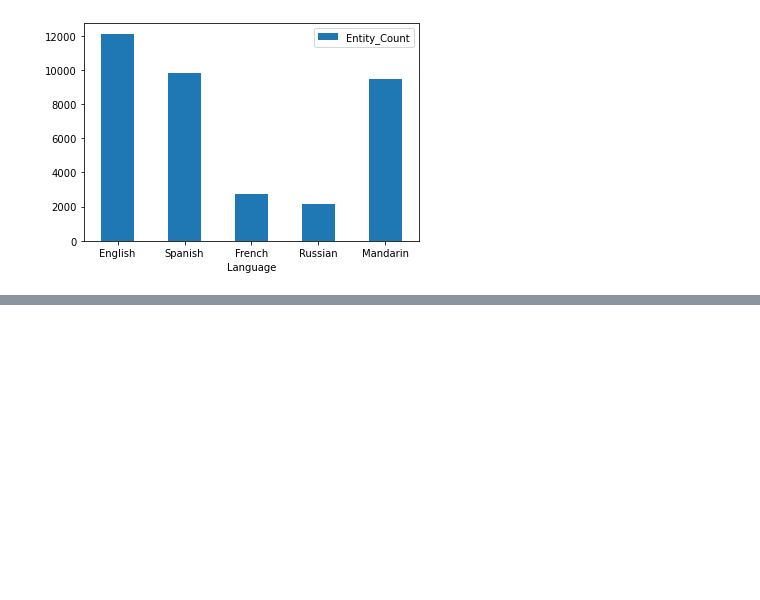
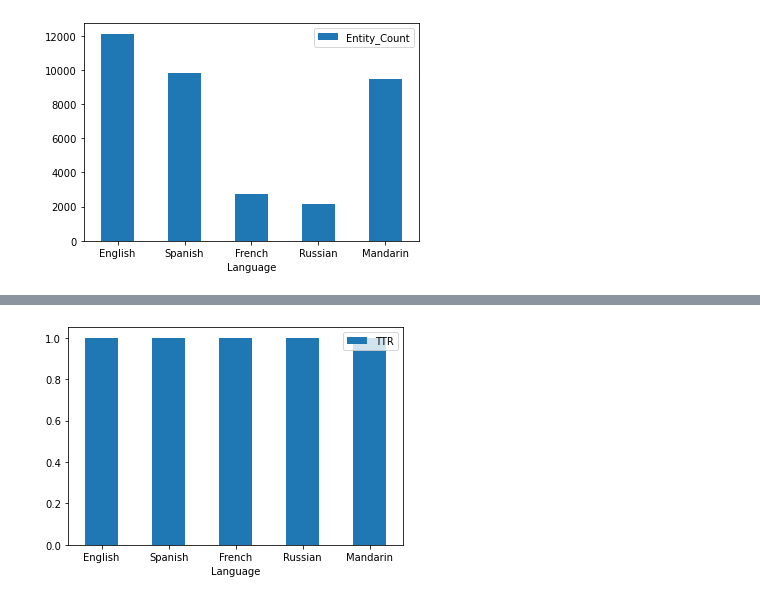
Before and after one commit to kinanmouk/UN-Parallel-Corpora-Analysis, a Jupyter notebook: DataProcessing.ipynb, the cells around one changed output, grey strips where cells are left out. Drawn from its saved outputs; the diff is of its cells as text; code cells hidden in the pictures; blank space fills up the shorter version.

```diff
--- a/DataProcessing.ipynb
+++ b/DataProcessing.ipynb
@@ -882,3 +882,8 @@ sixway_df
 | 2 | French | RESOLUTION 918 (1994)\nAdoptée pa... | [RESOLUTION, 918, (, 1994, ), \n,... | 181823 | [RESOLUTION 918 (1994)\n, Adoptée... | 9440 | 181823 | ... |
 | 3 | Russian | РЕЗОЛЮЦИЯ 918 (1994),\nпринятая С... | [РЕЗОЛЮЦИЯ, 918, (, 1994, ), ,, \... | 153964 | [РЕЗОЛЮЦИЯ 918 (1994),\n, принята... | 9310 | 153964 | ... |
 | 4 | Mandarin | 第918(1994)号决议\n1994年5月17日安全理事会第33... | [第918, (, 1994, )号, 决议, \n, 1994年... | 553748 | [第918(1994)号决议\n1994年5月17日安全理事会第3... | 23363 | 553748 | ... |
+# %%
+sixway_df.plot.bar(x='Language', y='TTR', rot=0)
+plt.savefig("TTR.png")
+# %% [output]
+[figure, added]
```
Also changed, not shown: parts of 3 cells of this notebook.
